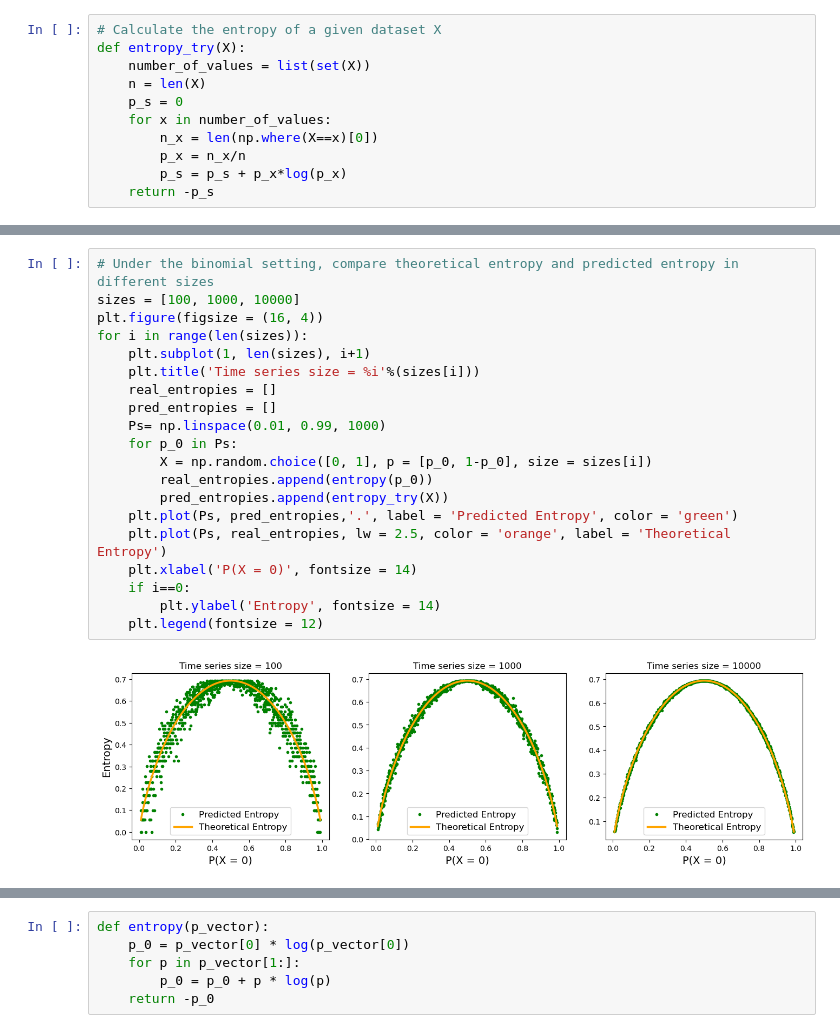
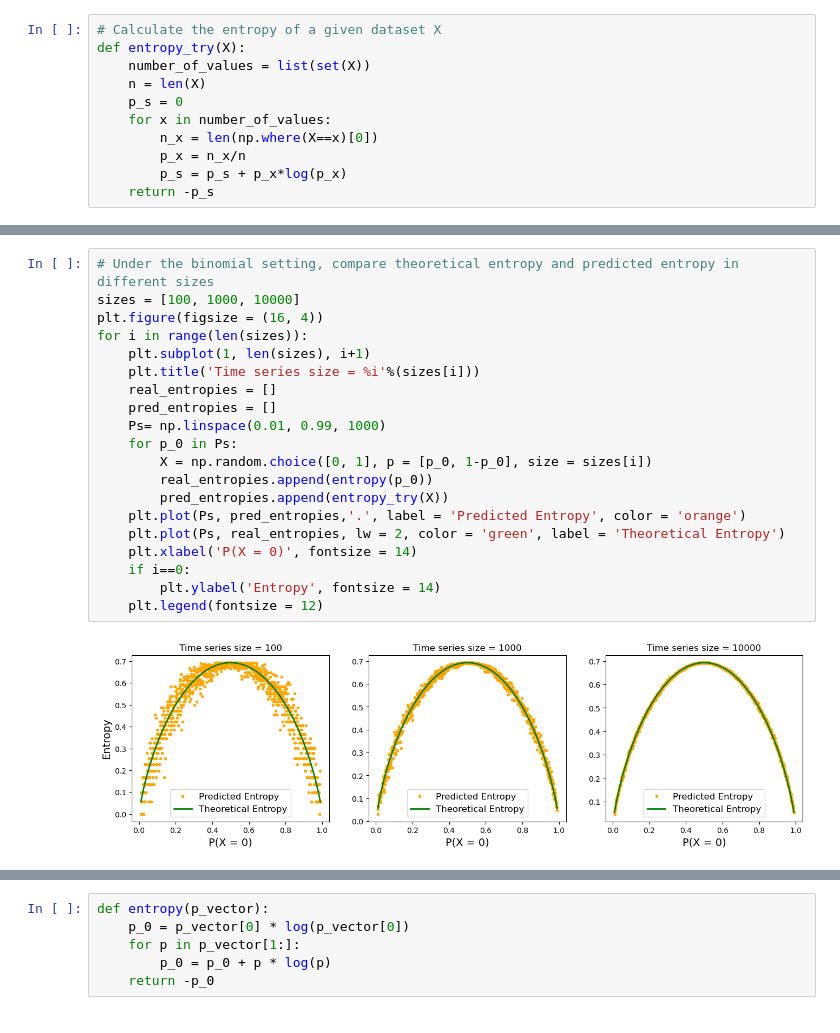
Before and after one commit to DanielJing/em-algorithm-in-python, a Jupyter notebook: entropy for time series analysis.ipynb, the cells around one changed output, grey strips where cells are left out. Drawn from its saved outputs; the diff is of its cells as text.

```diff
--- a/entropy for time series analysis.ipynb
+++ b/entropy for time series analysis.ipynb
@@ -30,25 +30,25 @@ The theoretical entropy for p = 0.5 is 0.69
 # %%
 # Under the binomial setting, compare theoretical entropy and predicted entropy in different sizes
 sizes = [100, 1000, 10000]
 plt.figure(figsize = (16, 4))
 for i in range(len(sizes)):
     plt.subplot(1, len(sizes), i+1)
     plt.title('Time series size = %i'%(sizes[i]))
     real_entropies = []
     pred_entropies = []
     Ps= np.linspace(0.01, 0.99, 1000)
     for p_0 in Ps:
         X = np.random.choice([0, 1], p = [p_0, 1-p_0], size = sizes[i])
         real_entropies.append(entropy(p_0))
         pred_entropies.append(entropy_try(X))
-    plt.plot(Ps, pred_entropies,'.', label = 'Predicted Entropy', color = 'green')
-    plt.plot(Ps, real_entropies, lw = 2.5, color = 'orange', label = 'Theoretical Entropy')
+    plt.plot(Ps, pred_entropies,'.', label = 'Predicted Entropy', color = 'orange')
+    plt.plot(Ps, real_entropies, lw = 2, color = 'green', label = 'Theoretical Entropy')
     plt.xlabel('P(X = 0)', fontsize = 14)
     if i==0:
         plt.ylabel('Entropy', fontsize = 14)
     plt.legend(fontsize = 12)
 # %% [output]
-[figure, old version]
+[figure, new version]
 # %%
 p_vector = np.random.choice(100, size = 3)
 p_vector = p_vector/sum(p_vector)
```
Also changed, not shown: parts of 4 cells of this notebook.
